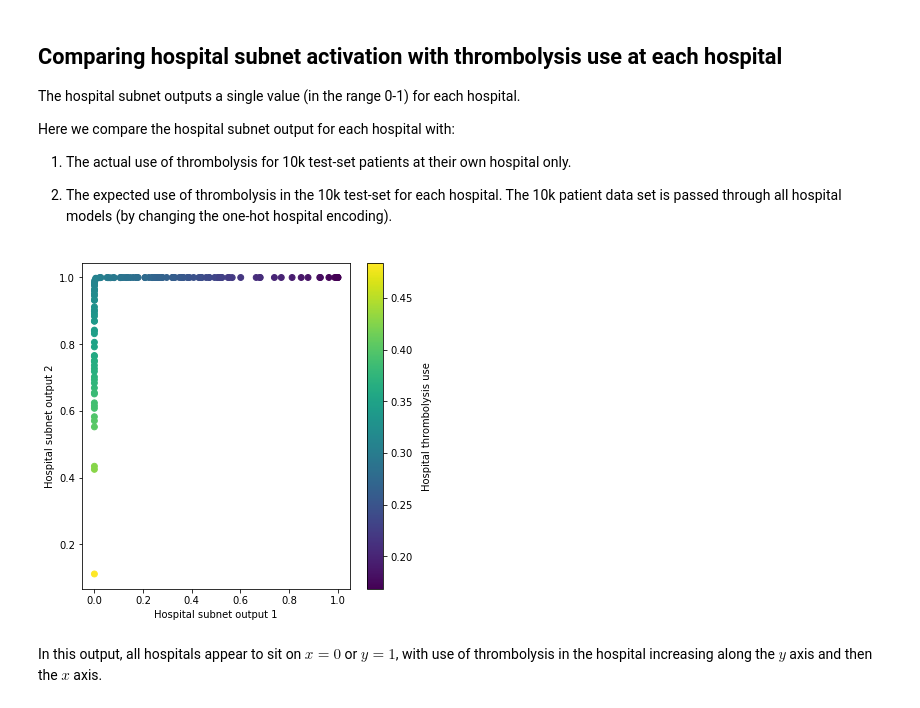
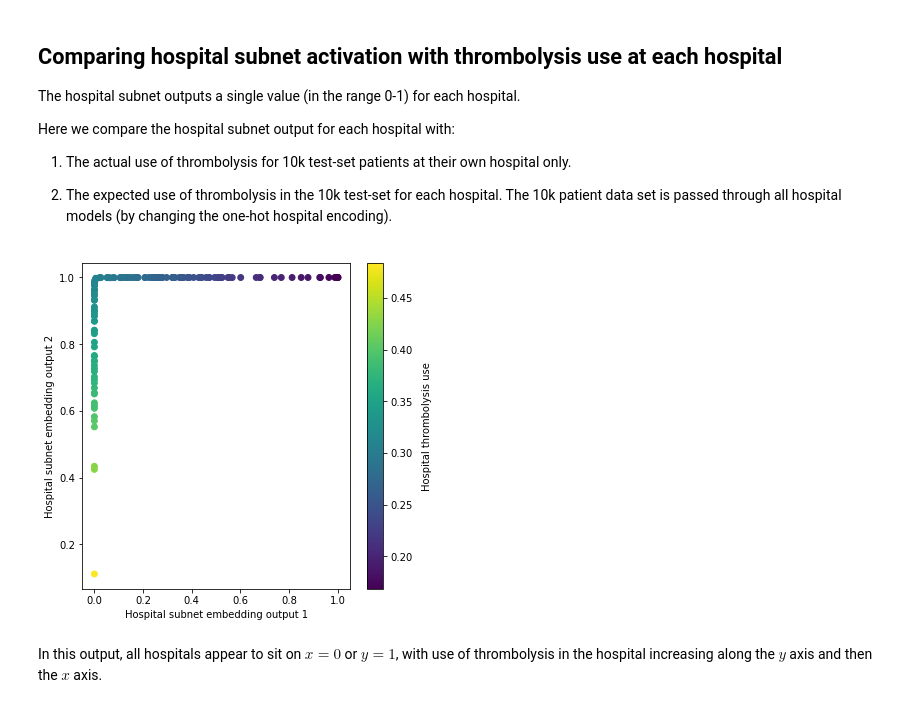
Before and after one commit to samuel-book/samuel-1, a Jupyter notebook: _sources/neural_net/005b_analyse_10k_2d_modular.ipynb, the cells around one changed output. Cells and saved outputs as stored; diff of their text form; code cells hidden in the pictures.

```diff
--- a/_sources/neural_net/005b_analyse_10k_2d_modular.ipynb
+++ b/_sources/neural_net/005b_analyse_10k_2d_modular.ipynb
@@ -319,24 +319,24 @@ Here we compare the hospital subnet output for each hospital with:
 # %%
 # Set up figure
 fig = plt.figure(figsize=(6,6))
 
 # Plot 1: actual vs subnet
 ax1 = fig.add_subplot(111)
 cmap = plt.cm.viridis
 min_val = predicted_thrombolysis['10k_thrombolysis'].min()
 max_val = predicted_thrombolysis['10k_thrombolysis'].max()
 im = ax1.scatter(hospital_encoding['hosp_encode_x'],
             hospital_encoding['hosp_encode_y'],
             c=predicted_thrombolysis['10k_thrombolysis'],
             vmin=min_val, vmax=max_val, s=35, cmap=cmap)
 cbar = plt.colorbar(im, ax=ax1)
 cbar.set_label('Hospital thrombolysis use', rotation=90, labelpad=10)
-ax1.set_xlabel('Hospital subnet output 1')
-ax1.set_ylabel('Hospital subnet output 2')
+ax1.set_xlabel('Hospital subnet embedding output 1')
+ax1.set_ylabel('Hospital subnet embedding output 2')
 plt.savefig('./output/hospital_subnet_scatter.jpg', dpi=300)
 plt.show()
 # %% [output]
-[figure, old version]
+[figure, new version]
 # %% [markdown]
 In this output, all hospitals appear to sit on $x=0$ or $y=1$, with use of thrombolysis in the hospital increasing along the $y$ axis and then the $x$ axis.
 # %% [markdown]
```
Also changed, not shown: parts of 2 cells of this notebook, 7 other files.
